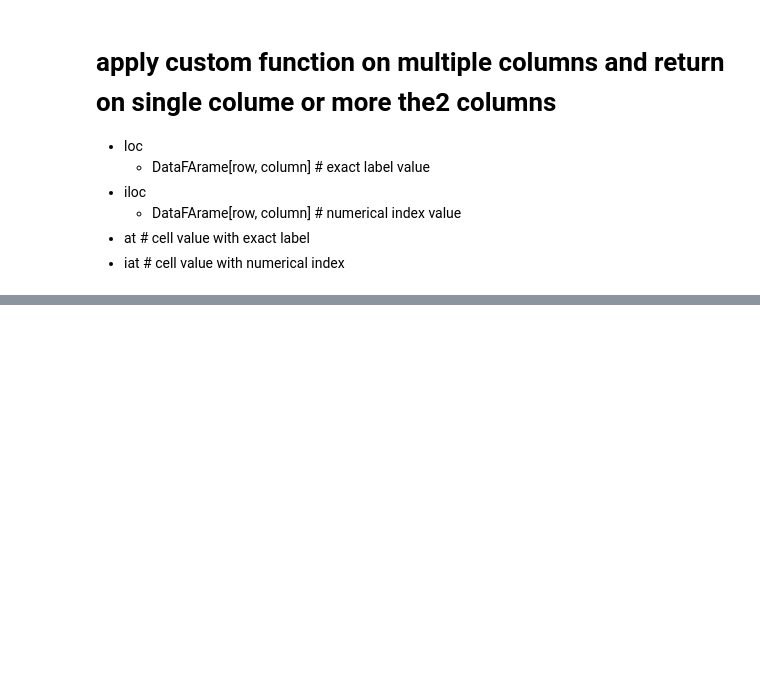
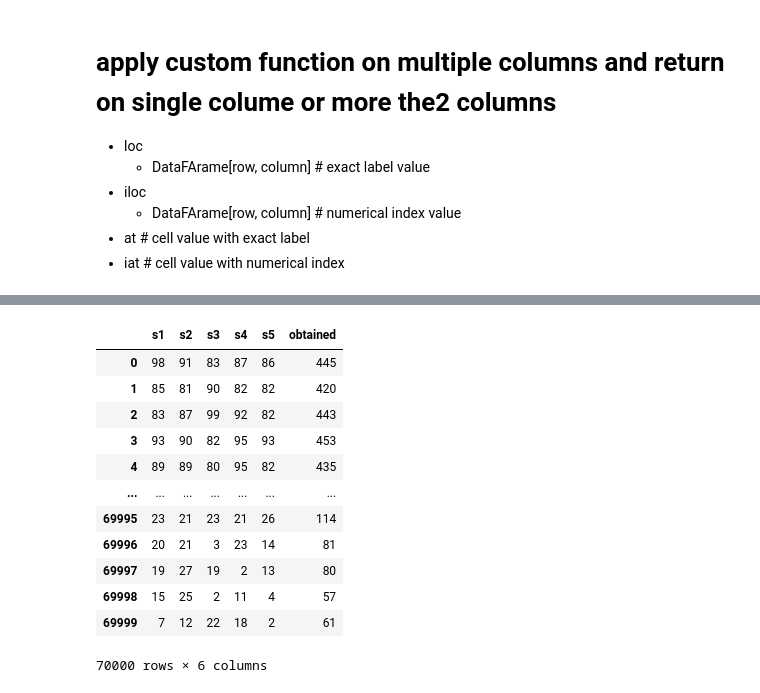
Before and after one commit to Shafqatsarwar/Python-classes, a Jupyter notebook: class-18-columns-functions/class18-.ipynb, the cells around one changed output, grey strips where cells are left out. Cells and saved outputs as stored; diff of their text form; code cells hidden in the pictures; blank space fills up the shorter version.

```diff
--- a/class-18-columns-functions/class18-.ipynb
+++ b/class-18-columns-functions/class18-.ipynb
@@ -590,0 +556,17 @@ df1.iat[4,0] # cell value with numerical index
+# %%
+df2 : pd.DataFrame = pd.read_excel('student.xlsx')
+df2
+# %% [output]
+|  | s1 | s2 | s3 | s4 | s5 | obtained |
+| 0 | 98 | 91 | 83 | 87 | 86 | 445 |
+| 1 | 85 | 81 | 90 | 82 | 82 | 420 |
+| 2 | 83 | 87 | 99 | 92 | 82 | 443 |
+| 3 | 93 | 90 | 82 | 95 | 93 | 453 |
+| 4 | 89 | 89 | 80 | 95 | 82 | 435 |
+| ... | ... | ... | ... | ... | ... | ... |
+| 69995 | 23 | 21 | 23 | 21 | 26 | 114 |
+| 69996 | 20 | 21 | 3 | 23 | 14 | 81 |
+| 69997 | 19 | 27 | 19 | 2 | 13 | 80 |
+| 69998 | 15 | 25 | 2 | 11 | 4 | 57 |
+| 69999 | 7 | 12 | 22 | 18 | 2 | 61 |
+70000 rows × 6 columns
```
Also changed, not shown: parts of 37 cells of this notebook, 2 other files.
